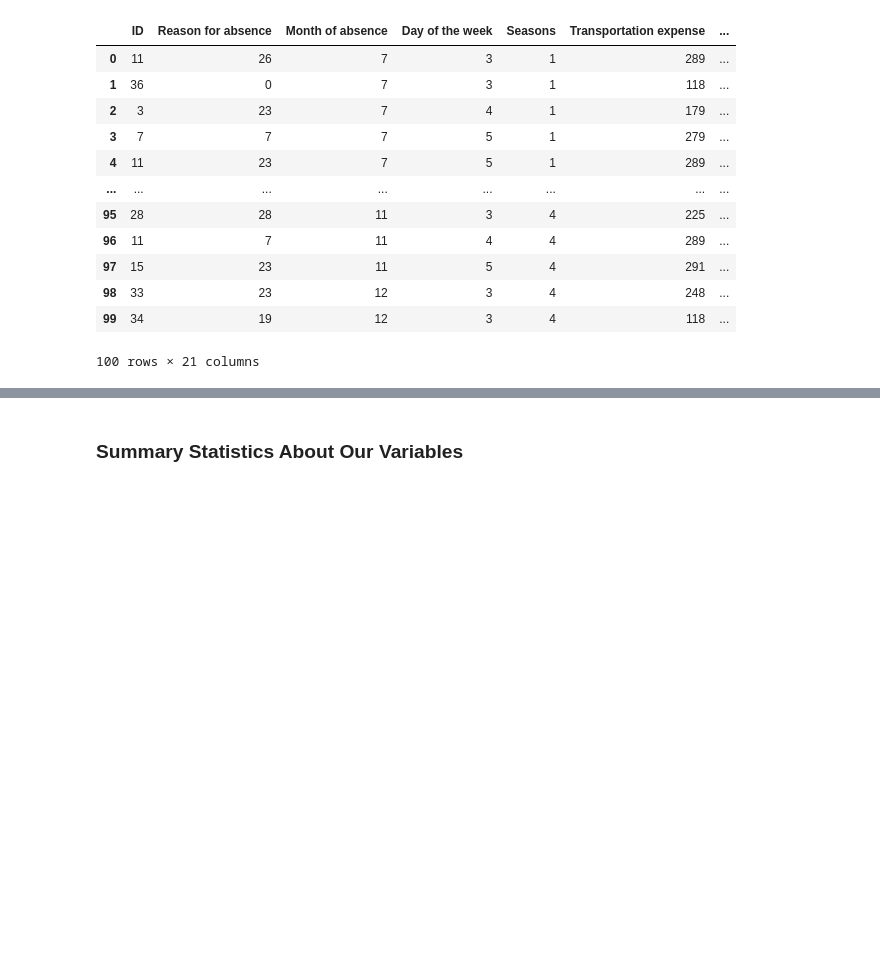
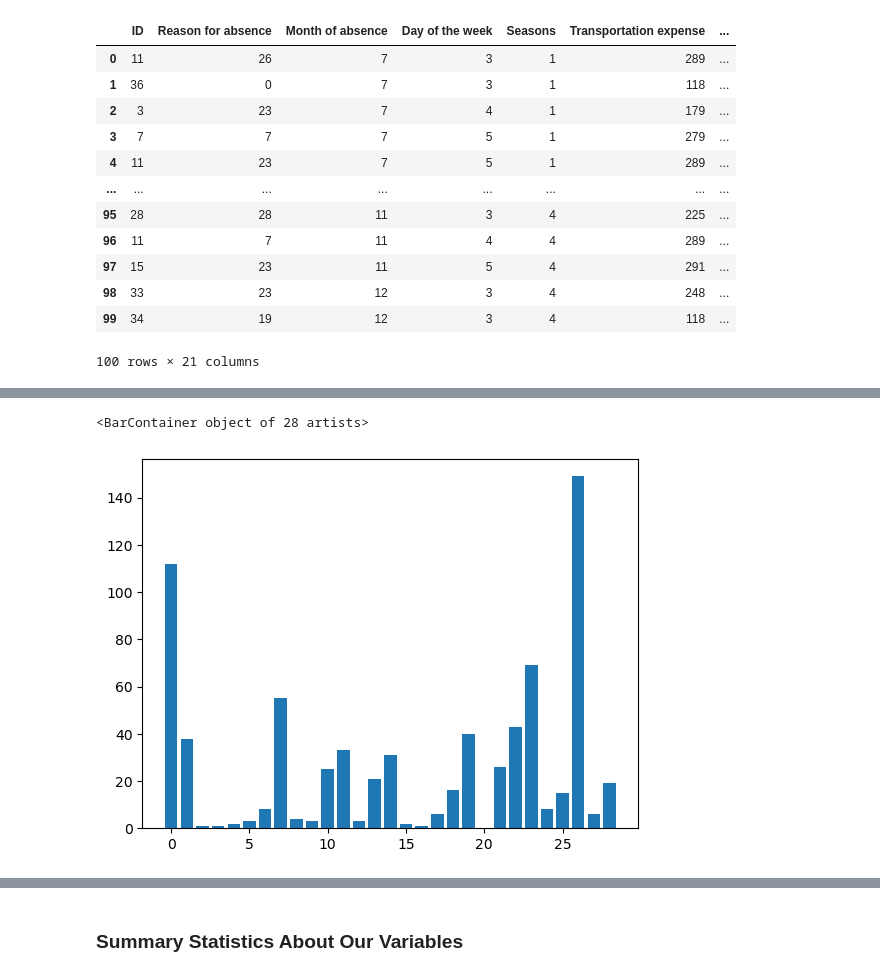
Before and after one commit to kebreeze/590project3, a Jupyter notebook: BreezeProject3.ipynb, the cells around one changed output, grey strips where cells are left out. Drawn from its saved outputs; the diff is of its cells as text; code cells hidden in the pictures; blank space fills up the shorter version.

```diff
--- a/BreezeProject3.ipynb
+++ b/BreezeProject3.ipynb
@@ -119,0 +115,5 @@ memory usage: 121.5 KB
+# %%
+plt.bar(x=absentee_data_pd.Reason_for_absence.unique(), height=absentee_data_pd.Reason_for_absence.value_counts())
+# %% [output]
+<BarContainer object of 28 artists>
+[figure, added]
```
Also changed, not shown: parts of 25 cells of this notebook.
